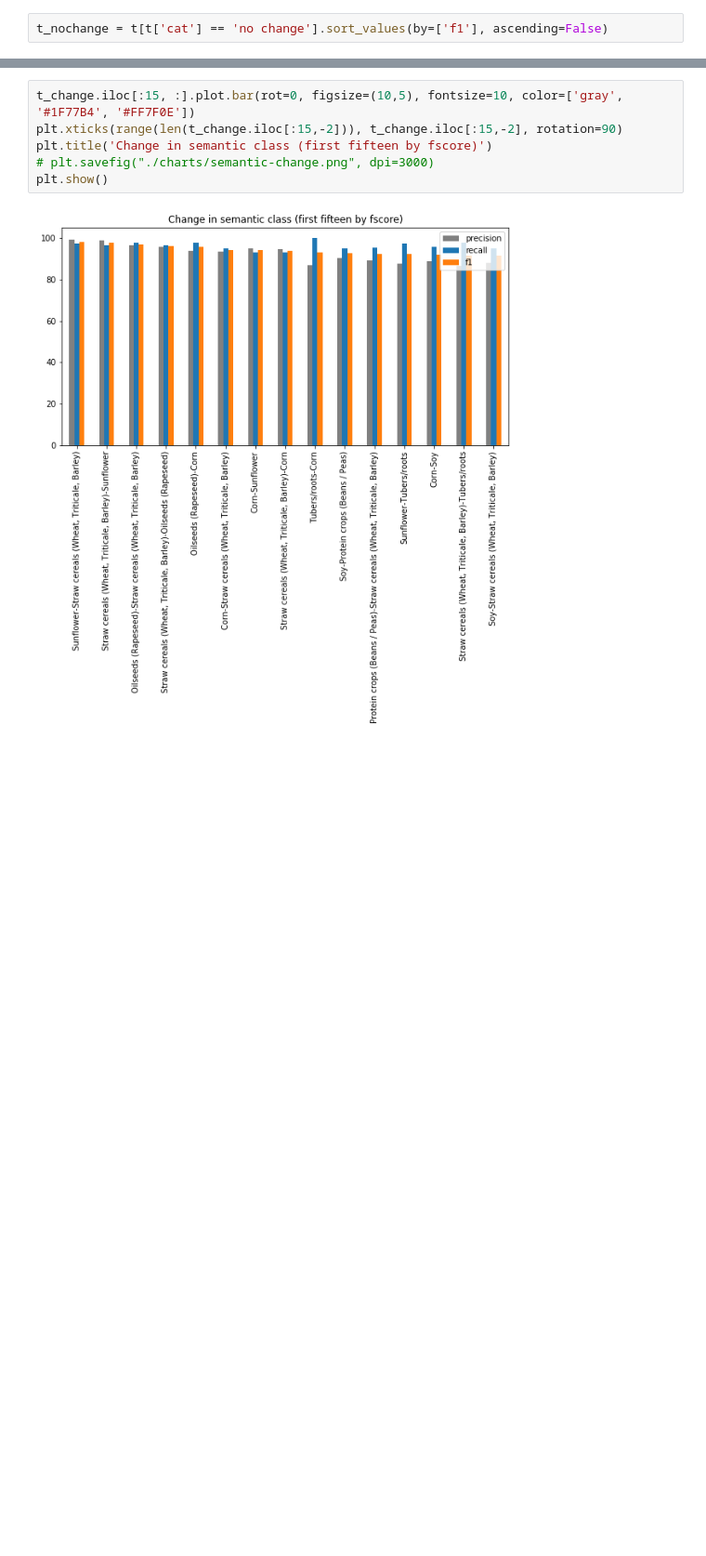
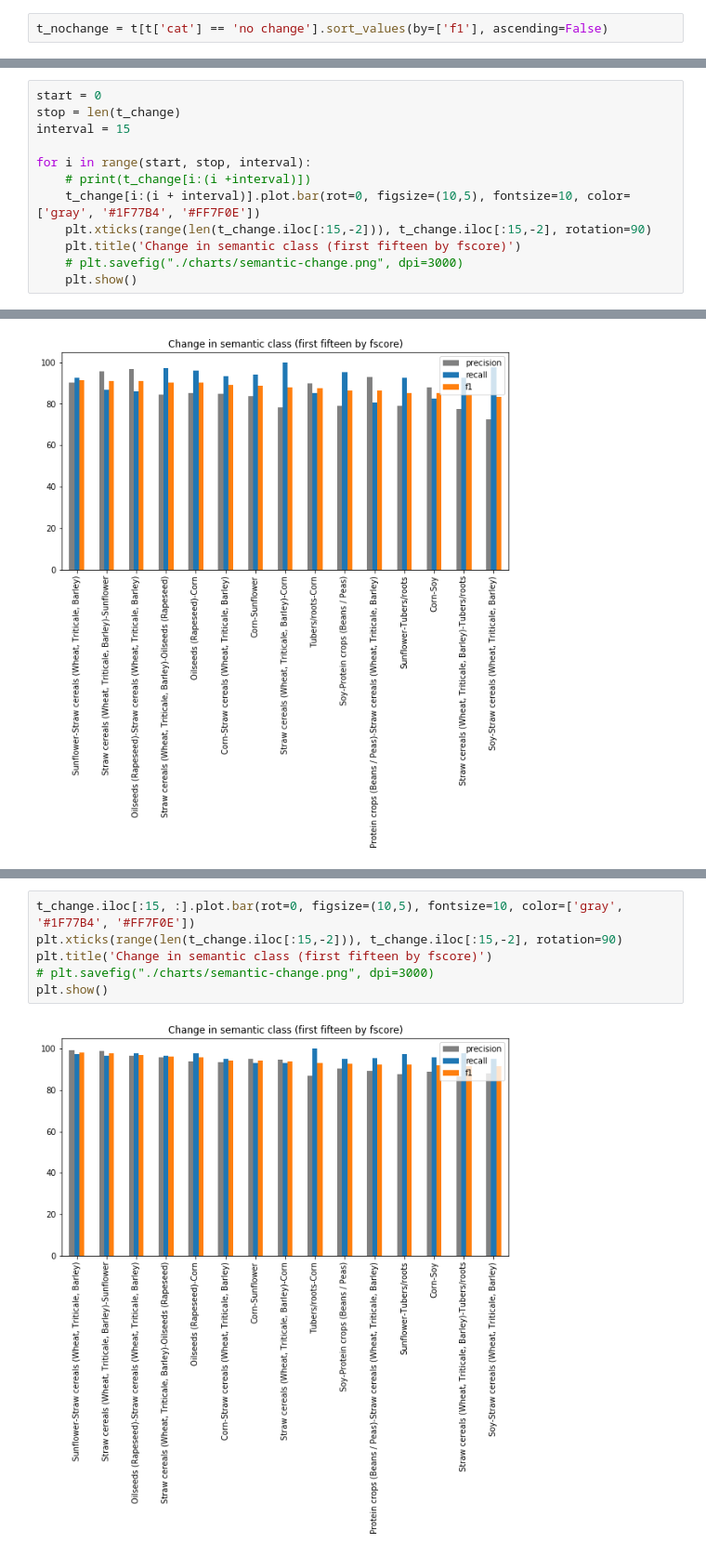
Before and after one commit to Arioluwa/DeepChange, a Jupyter notebook: change_detection/dev.ipynb, the cells around one changed output, grey strips where cells are left out. Shown at 93% size. Saved outputs shown, nothing was run; the diff lists cells and outputs as text; blank space fills up the shorter version.

```diff
--- a/change_detection/dev.ipynb
+++ b/change_detection/dev.ipynb
@@ -264,2 +301,15 @@ plt.show()
 # %% [output]
 [figure]
+# %%
+start = 0
+stop = len(t_change)
+interval = 15
+
+for i in range(start, stop, interval):
+    # print(t_change[i:(i +interval)])
+    t_change[i:(i + interval)].plot.bar(rot=0, figsize=(10,5), fontsize=10, color=['gray', '#1F77B4', '#FF7F0E'])
+    plt.xticks(range(len(t_change.iloc[:15,-2])), t_change.iloc[:15,-2], rotation=90)
+    plt.title('Change in semantic class (first fifteen by fscore)')
+    # plt.savefig("./charts/semantic-change.png", dpi=3000)
+    plt.show()
+# %% [output]
@@ -265,0 +317 @@ plt.show()
+[figure, added]
```
Also changed, not shown: parts of 8 cells of this notebook, 8 other files.
